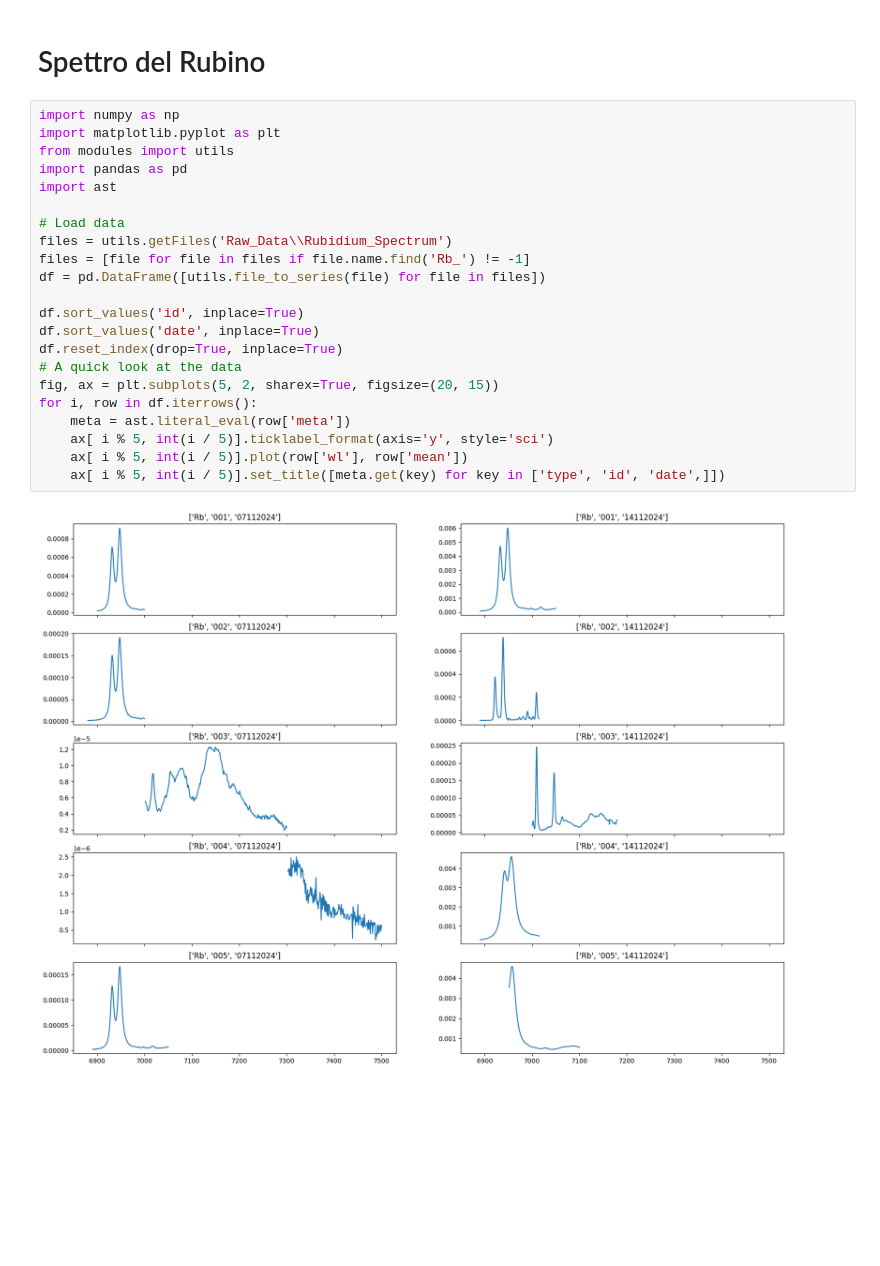
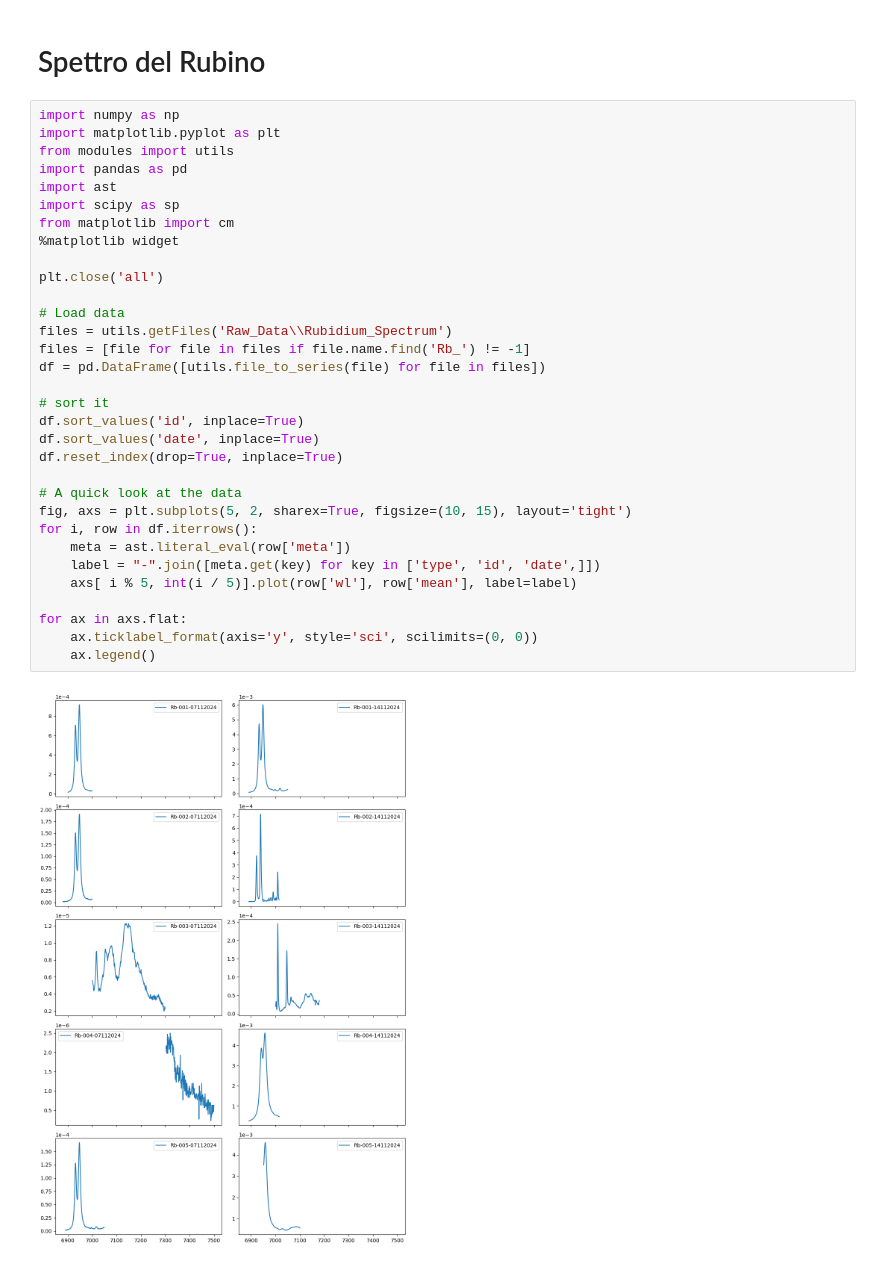
Before and after one commit to zar-hub/Lab_Materia_Condensata, a Jupyter notebook: SpettroRubino.ipynb, the cells around one changed output. Cells and saved outputs as stored; diff of their text form; blank space fills up the shorter version.

```diff
--- a/SpettroRubino.ipynb
+++ b/SpettroRubino.ipynb
@@ -3,24 +3,34 @@
 # %%
 import numpy as np
 import matplotlib.pyplot as plt
 from modules import utils
 import pandas as pd
 import ast
+import scipy as sp
+from matplotlib import cm
+%matplotlib widget
+
+plt.close('all')
 
 # Load data
 files = utils.getFiles('Raw_Data\\Rubidium_Spectrum')
 files = [file for file in files if file.name.find('Rb_') != -1]
 df = pd.DataFrame([utils.file_to_series(file) for file in files])
 
+# sort it
 df.sort_values('id', inplace=True)
 df.sort_values('date', inplace=True)
 df.reset_index(drop=True, inplace=True)
+
 # A quick look at the data
-fig, ax = plt.subplots(5, 2, sharex=True, figsize=(20, 15))
+fig, axs = plt.subplots(5, 2, sharex=True, figsize=(10, 15), layout='tight')
 for i, row in df.iterrows():
     meta = ast.literal_eval(row['meta'])
-    ax[ i % 5, int(i / 5)].ticklabel_format(axis='y', style='sci')
-    ax[ i % 5, int(i / 5)].plot(row['wl'], row['mean'])
-    ax[ i % 5, int(i / 5)].set_title([meta.get(key) for key in ['type', 'id', 'date',]])
+    label = "-".join([meta.get(key) for key in ['type', 'id', 'date',]])
+    axs[ i % 5, int(i / 5)].plot(row['wl'], row['mean'], label=label)
+
+for ax in axs.flat:
+    ax.ticklabel_format(axis='y', style='sci', scilimits=(0, 0))
+    ax.legend()
 # %% [output]
-[figure, old version]
+[figure, new version]
```
Also changed, not shown: parts of 1 cell of this notebook, 1 other file.
